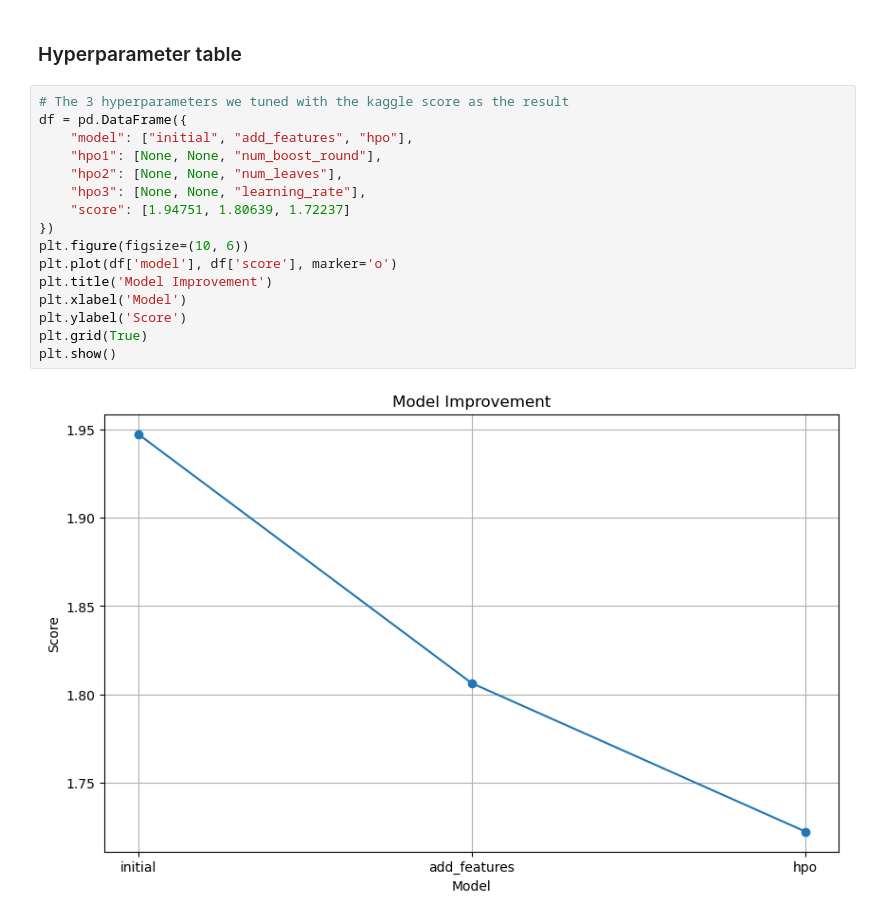
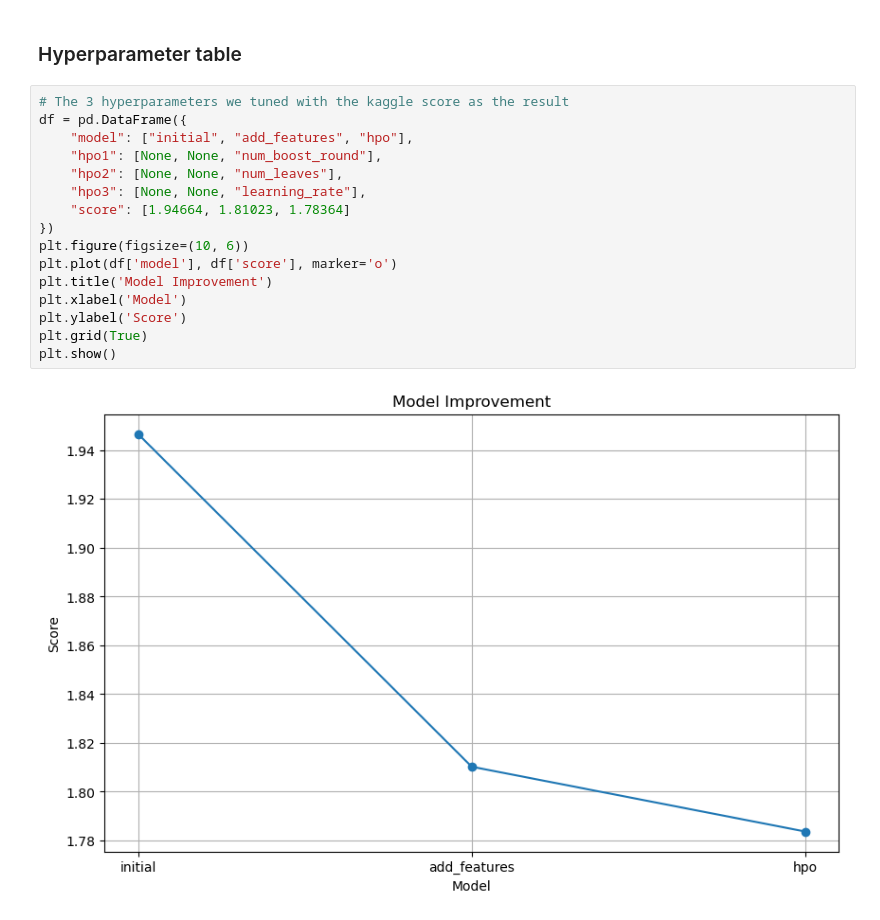
Before and after one commit to OwenBueno/AI-Bike-Sharing-Demand-Audacity, a Jupyter notebook: project-template.ipynb, the cells around one changed output. Drawn from its saved outputs; the diff is of its cells as text.

```diff
--- a/project-template.ipynb
+++ b/project-template.ipynb
@@ -723,18 +923,18 @@ fig.savefig('model_test_score.png')
 # %%
 # The 3 hyperparameters we tuned with the kaggle score as the result
 df = pd.DataFrame({
     "model": ["initial", "add_features", "hpo"],
     "hpo1": [None, None, "num_boost_round"],
     "hpo2": [None, None, "num_leaves"],
     "hpo3": [None, None, "learning_rate"],
-    "score": [1.94751, 1.80639, 1.72237]
+    "score": [1.94664, 1.81023, 1.78364]
 })
 plt.figure(figsize=(10, 6))
 plt.plot(df['model'], df['score'], marker='o')
 plt.title('Model Improvement')
 plt.xlabel('Model')
 plt.ylabel('Score')
 plt.grid(True)
 plt.show()
 # %% [output]
-[figure, old version]
+[figure, new version]
```
Also changed, not shown: parts of 22 cells of this notebook, 2 other files.
